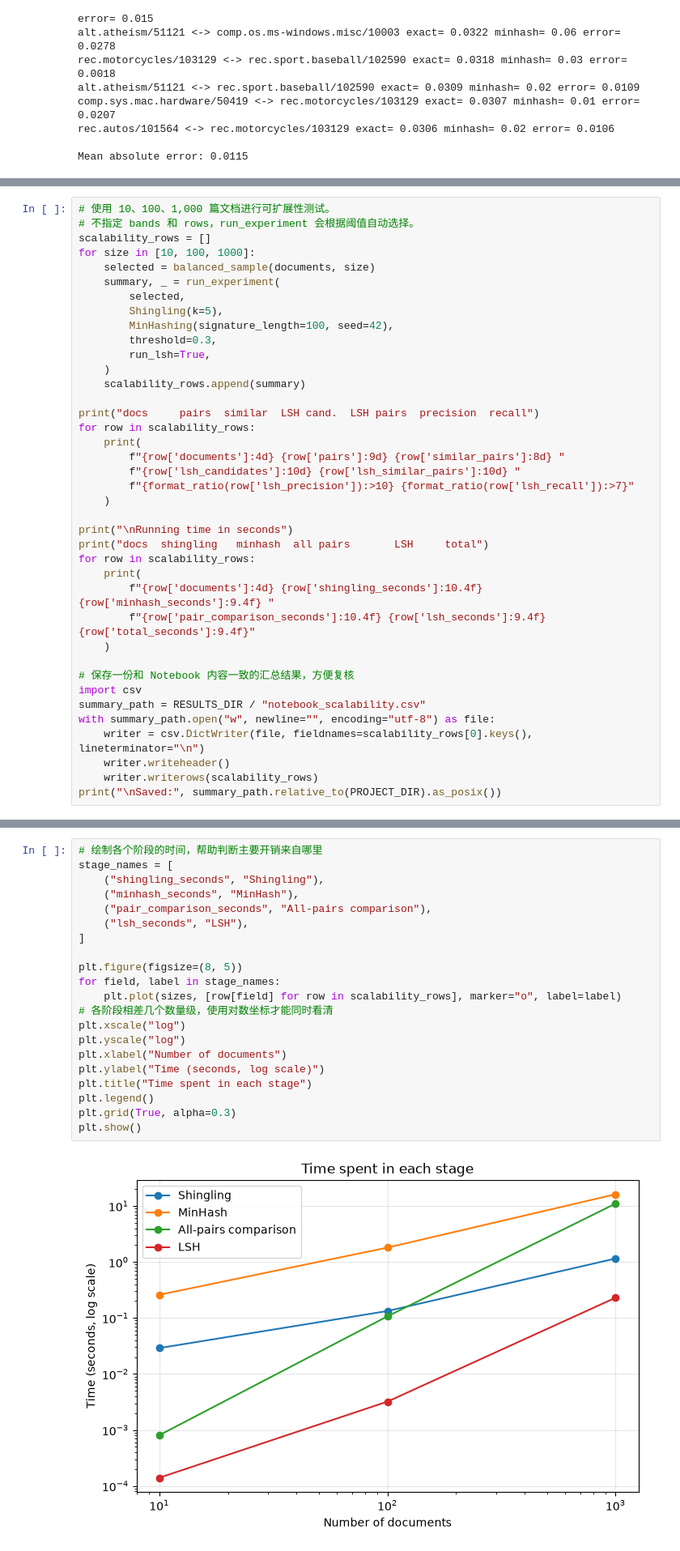
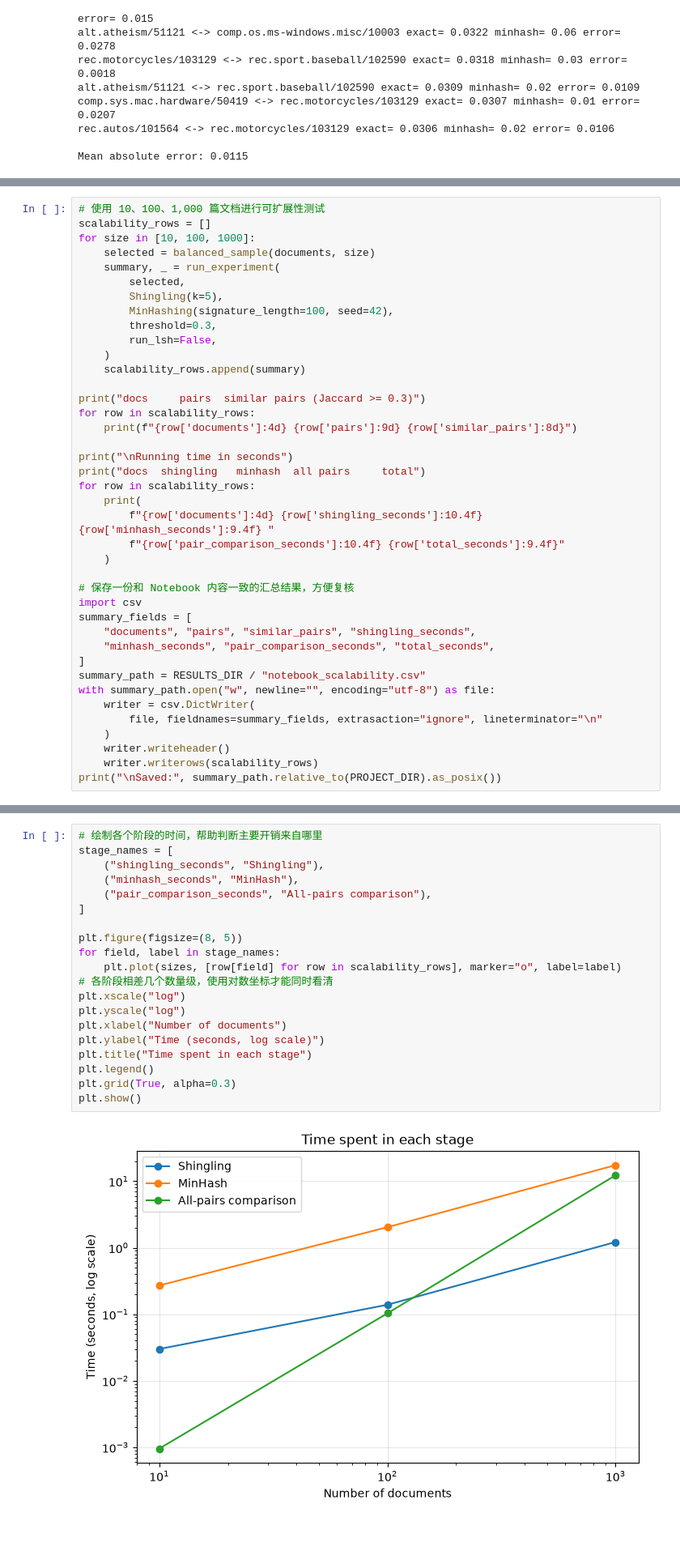
Before and after one commit to xiawiie/ID2222, a Jupyter notebook: TW1/Homework1_Analysis.ipynb, the cells around one changed output, grey strips where cells are left out. Shown at 81% size. Saved outputs shown, nothing was run; the diff lists cells and outputs as text.

```diff
--- a/TW1/Homework1_Analysis.ipynb
+++ b/TW1/Homework1_Analysis.ipynb
@@ -387,6 +289,5 @@ LSH recall: 1.0
 # %%
-# 使用 10、100、1,000 篇文档进行可扩展性测试。
-# 不指定 bands 和 rows，run_experiment 会根据阈值自动选择。
+# 使用 10、100、1,000 篇文档进行可扩展性测试
 scalability_rows = []
 for size in [10, 100, 1000]:
     selected = balanced_sample(documents, size)
@@ -395,31 +296,33 @@ for size in [10, 100, 1000]:
         Shingling(k=5),
         MinHashing(signature_length=100, seed=42),
         threshold=0.3,
-        run_lsh=True,
+        run_lsh=False,
     )
     scalability_rows.append(summary)
 
-print("docs     pairs  similar  LSH cand.  LSH pairs  precision  recall")
+print("docs     pairs  similar pairs (Jaccard >= 0.3)")
 for row in scalability_rows:
-    print(
-        f"{row['documents']:4d} {row['pairs']:9d} {row['similar_pairs']:8d} "
-        f"{row['lsh_candidates']:10d} {row['lsh_similar_pairs']:10d} "
-        f"{format_ratio(row['lsh_precision']):>10} {format_ratio(row['lsh_recall']):>7}"
-    )
+    print(f"{row['documents']:4d} {row['pairs']:9d} {row['similar_pairs']:8d}")
 
 print("\nRunning time in seconds")
-print("docs  shingling   minhash  all pairs       LSH     total")
+print("docs  shingling   minhash  all pairs     total")
 for row in scalability_rows:
     print(
         f"{row['documents']:4d} {row['shingling_seconds']:10.4f} {row['minhash_seconds']:9.4f} "
-        f"{row['pair_comparison_seconds']:10.4f} {row['lsh_seconds']:9.4f} {row['total_seconds']:9.4f}"
+        f"{row['pair_comparison_seconds']:10.4f} {row['total_seconds']:9.4f}"
     )
 
 # 保存一份和 Notebook 内容一致的汇总结果，方便复核
 import csv
+summary_fields = [
+    "documents", "pairs", "similar_pairs", "shingling_seconds",
+    "minhash_seconds", "pair_comparison_seconds", "total_seconds",
+]
 summary_path = RESULTS_DIR / "notebook_scalability.csv"
 with summary_path.open("w", newline="", encoding="utf-8") as file:
-    writer = csv.DictWriter(file, fieldnames=scalability_rows[0].keys(), lineterminator="\n")
+    writer = csv.DictWriter(
+        file, fieldnames=summary_fields, extrasaction="ignore", lineterminator="\n"
+    )
     writer.writeheader()
     writer.writerows(scalability_rows)
 print("\nSaved:", summary_path.relative_to(PROJECT_DIR).as_posix())
@@ -453,24 +356,23 @@ plt.show()
 # %%
 # 绘制各个阶段的时间，帮助判断主要开销来自哪里
 stage_names = [
     ("shingling_seconds", "Shingling"),
     ("minhash_seconds", "MinHash"),
     ("pair_comparison_seconds", "All-pairs comparison"),
-    ("lsh_seconds", "LSH"),
 ]
 
 plt.figure(figsize=(8, 5))
 for field, label in stage_names:
     plt.plot(sizes, [row[field] for row in scalability_rows], marker="o", label=label)
 # 各阶段相差几个数量级，使用对数坐标才能同时看清
 plt.xscale("log")
 plt.yscale("log")
 plt.xlabel("Number of documents")
 plt.ylabel("Time (seconds, log scale)")
 plt.title("Time spent in each stage")
 plt.legend()
 plt.grid(True, alpha=0.3)
 plt.show()
 # %% [output]
-[figure, old version]
+[figure, new version]
 # %% [markdown]
```
Also changed, not shown: parts of 14 cells of this notebook, 1 other file.
